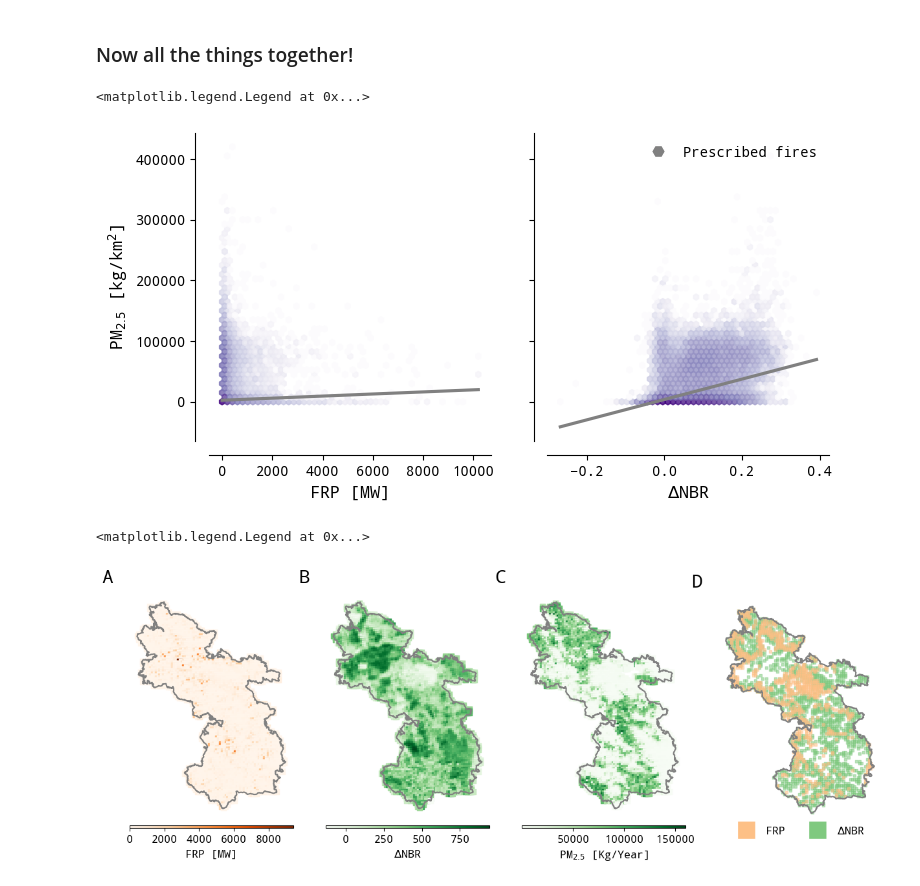
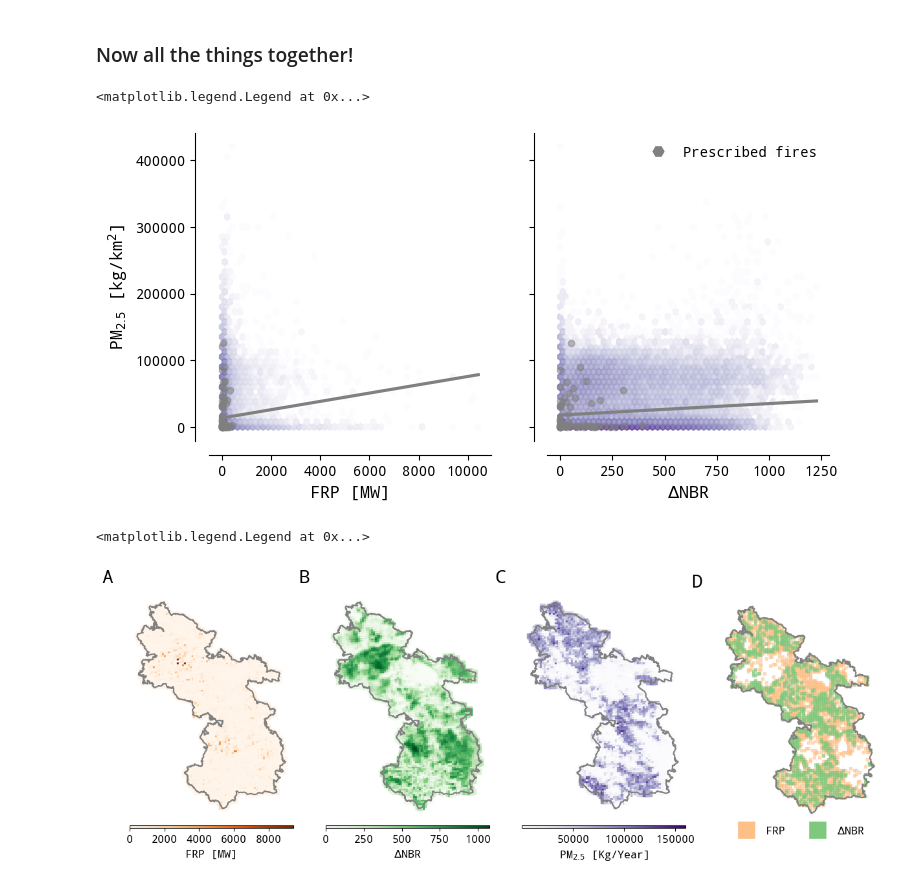
Before and after one commit to echolab-stanford/prescribed_fires, a Jupyter notebook: analysis/plot_data.ipynb, the cells around one changed output. Drawn from its saved outputs; the diff is of its cells as text; code cells hidden in the pictures.

```diff
--- a/analysis/plot_data.ipynb
+++ b/analysis/plot_data.ipynb
@@ -418,11 +298,12 @@ frp = pd.read_feather(
 
 # Severity
 dnbr = pd.read_feather(
-    "/mnt/sherlock/oak/prescribed_data/processed/dnbr_gee/dnbr_long.feather"
+    "/mnt/sherlock/oak/prescribed_data/processed/dnbr_gee_inmediate/dnbr_long.feather"
 )
 dnbr = dnbr.merge(
     mtbs_ca[["Event_ID", "year"]], left_on="event_id", right_on="Event_ID", how="left"
 )
+dnbr["dnbr"] = np.where(dnbr["dnbr"] < 0, 0, dnbr["dnbr"])
 
 dnbr["prescribed"] = (
     dnbr["event_id"]
@@ -442,7 +323,7 @@ event_id = "CA3966012280920200817"
 fire = data_fire_plot(
     frp=frp,
     dnbr=dnbr,
-    wide_treats="/mnt/sherlock/oak/prescribed_data/processed/wide_treatments/wide_treats.feather",
+    wide_treats="/mnt/sherlock/oak/prescribed_data/processed/wide_treatments_gee_inmediate/wide_treats_mtbs.feather",
     emissions=emissions_all,
     mtbs=mtbs_ca,
     year=2020,
@@ -452,7 +333,7 @@ fire = data_fire_plot(
 fires = data_fire_plot(
     frp=frp,
     dnbr=dnbr,
-    wide_treats="/mnt/sherlock/oak/prescribed_data/processed/wide_treatments/wide_treats.feather",
+    wide_treats="/mnt/sherlock/oak/prescribed_data/processed/wide_treatments_gee_inmediate/wide_treats_mtbs.feather",
     emissions=emissions_all,
     mtbs=mtbs_ca,
 )
@@ -489,7 +370,7 @@ sns.regplot(
     color="gray",
     ax=ax[0],
     ci=True,
-    robust=True,
+    robust=False,
 )
 template_plots(ax[0], xlab="FRP [MW]", ylab=r"PM$_{2.5}$ [kg/km$^2$]")
 
@@ -511,35 +392,35 @@ fires[fires.prescribed == 1].plot.scatter(
     ax=ax[1],
     alpha=0.5,
     color="gray",
 )
 
 # Add regression line w/ seaborn
 sns.regplot(
     x="dnbr",
     y="PM25",
     data=fires,
     scatter=False,
     color="gray",
     ax=ax[1],
     ci=True,
-    robust=True,
+    robust=False,
 )
 template_plots(ax[1], ylab="PM2.5", xlab=r"$\Delta$NBR")
 
 # Add a legend with a single red hexagon for the treatment
 ax[1].legend(
     [
         plt.Line2D(
             [1], [0], marker="H", color="w", markerfacecolor="gray", markersize=10
         ),
     ],
     ["Prescribed fires"],
     fontsize=10,
     frameon=False,
 )
 # %% [output]
 <matplotlib.legend.Legend at 0x...>
-[figure, old version]
+[figure, new version]
 # %%
 from mpl_toolkits.axes_grid1 import make_axes_locatable
 
@@ -564,6 +445,7 @@ ax[0] = fire.plot(
 )
 
 template_plots(ax[0], xlab="", ylab="", label="A", no_axis=True)
+
 
 # Take care of the colorbar size
 divider = make_axes_locatable(ax[1])
@@ -595,7 +477,7 @@ mtbs_ca[mtbs_ca.Event_ID == event_id].boundary.plot(ax=ax[2], color="Grey")
 ax[2] = fire.plot(
     column="PM25",
     legend=True,
-    cmap="Greens",
+    cmap="Purples",
     ax=ax[2],
     marker=",",
     cax=cax,
@@ -608,11 +490,11 @@ mtbs_ca[mtbs_ca.Event_ID == event_id].boundary.plot(ax=ax[3], color="Grey")
 
 # Plot with divergent color scheme
 fire[fire.treat_intensity == 1].plot(
-    marker=",", legend=False, ax=ax[3], color="#7fc97f", alpha=0.5, markersize=8
+    marker=",", legend=False, ax=ax[3], color="#fdc086", alpha=0.5, markersize=8
 )
 # Plot with divergent color scheme
 fire[fire.treat_severity == 1].plot(
-    marker=",", legend=False, ax=ax[3], color="#fdc086", alpha=0.5, markersize=8
+    marker=",", legend=False, ax=ax[3], color="#7fc97f", alpha=0.5, markersize=8
 )
 
 template_plots(ax[3], xlab="", ylab="", label="D", no_axis=True)
@@ -635,5 +517,5 @@ ax[3].legend(
 )
 # %% [output]
 <matplotlib.legend.Legend at 0x...>
-[figure, old version]
+[figure, new version]
 # %%
```
Also changed, not shown: parts of 11 cells of this notebook, 9 other files.
